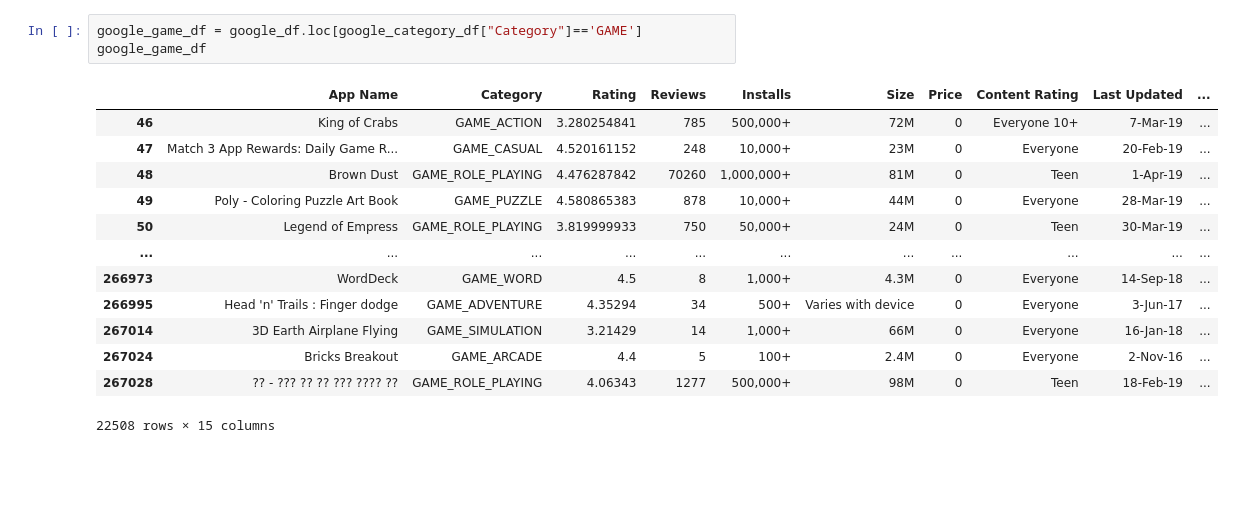
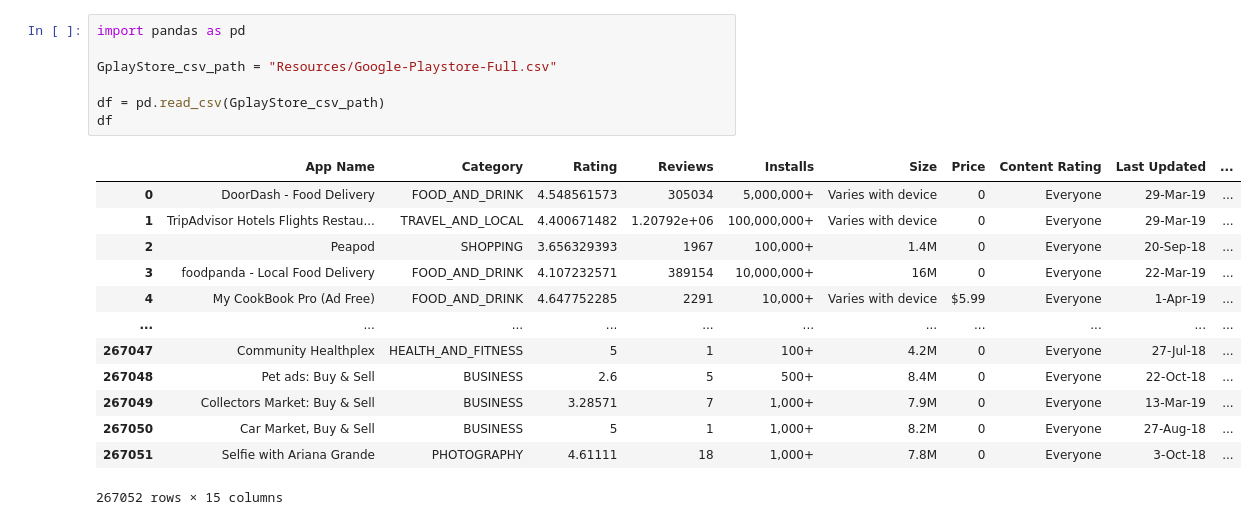
Before and after one commit to britchin/project_one, a Jupyter notebook: project_one.ipynb, the cells around one changed output. Drawn from its saved outputs; the diff is of its cells as text; blank space fills up the shorter version.

```diff
--- a/project_one.ipynb
+++ b/project_one.ipynb
@@ -38,17 +1,21 @@ print (google_category_df)
-# %%
-google_game_df = google_df.loc[google_category_df["Category"]=='GAME']
-google_game_df
-# %% [output]
-|  | App Name | Category | Rating | Reviews | Installs | Size | Price | Content Rating | Last Updated | ... |
-| 46 | King of Crabs | GAME_ACTION | 3.280254841 | 785 | 500,000+ | 72M | 0 | Everyone 10+ | 7-Mar-19 | ... |
-| 47 | Match 3 App Rewards: Daily Game R... | GAME_CASUAL | 4.520161152 | 248 | 10,000+ | 23M | 0 | Everyone | 20-Feb-19 | ... |
-| 48 | Brown Dust | GAME_ROLE_PLAYING | 4.476287842 | 70260 | 1,000,000+ | 81M | 0 | Teen | 1-Apr-19 | ... |
-| 49 | Poly - Coloring Puzzle Art Book | GAME_PUZZLE | 4.580865383 | 878 | 10,000+ | 44M | 0 | Everyone | 28-Mar-19 | ... |
-| 50 | Legend of Empress | GAME_ROLE_PLAYING | 3.819999933 | 750 | 50,000+ | 24M | 0 | Teen | 30-Mar-19 | ... |
-| ... | ... | ... | ... | ... | ... | ... | ... | ... | ... | ... |
-| 266973 | WordDeck | GAME_WORD | 4.5 | 8 | 1,000+ | 4.3M | 0 | Everyone | 14-Sep-18 | ... |
-| 266995 | Head 'n' Trails : Finger dodge | GAME_ADVENTURE | 4.35294 | 34 | 500+ | Varies with device | 0 | Everyone | 3-Jun-17 | ... |
-| 267014 | 3D Earth Airplane Flying | GAME_SIMULATION | 3.21429 | 14 | 1,000+ | 66M | 0 | Everyone | 16-Jan-18 | ... |
-| 267024 | Bricks Breakout | GAME_ARCADE | 4.4 | 5 | 100+ | 2.4M | 0 | Everyone | 2-Nov-16 | ... |
-| 267028 | ?? - ??? ?? ?? ??? ???? ?? | GAME_ROLE_PLAYING | 4.06343 | 1277 | 500,000+ | 98M | 0 | Teen | 18-Feb-19 | ... |
-22508 rows × 15 columns
+# %%
+import pandas as pd
+
+GplayStore_csv_path = "Resources/Google-Playstore-Full.csv"
+
+df = pd.read_csv(GplayStore_csv_path)
+df
+# %% [output]
+|  | App Name | Category | Rating | Reviews | Installs | Size | Price | Content Rating | Last Updated | ... |
+| 0 | DoorDash - Food Delivery | FOOD_AND_DRINK | 4.548561573 | 305034 | 5,000,000+ | Varies with device | 0 | Everyone | 29-Mar-19 | ... |
+| 1 | TripAdvisor Hotels Flights Restau... | TRAVEL_AND_LOCAL | 4.400671482 | 1.20792e+06 | 100,000,000+ | Varies with device | 0 | Everyone | 29-Mar-19 | ... |
+| 2 | Peapod | SHOPPING | 3.656329393 | 1967 | 100,000+ | 1.4M | 0 | Everyone | 20-Sep-18 | ... |
+| 3 | foodpanda - Local Food Delivery | FOOD_AND_DRINK | 4.107232571 | 389154 | 10,000,000+ | 16M | 0 | Everyone | 22-Mar-19 | ... |
+| 4 | My CookBook Pro (Ad Free) | FOOD_AND_DRINK | 4.647752285 | 2291 | 10,000+ | Varies with device | $5.99 | Everyone | 1-Apr-19 | ... |
+| ... | ... | ... | ... | ... | ... | ... | ... | ... | ... | ... |
+| 267047 | Community Healthplex | HEALTH_AND_FITNESS | 5 | 1 | 100+ | 4.2M | 0 | Everyone | 27-Jul-18 | ... |
+| 267048 | Pet ads: Buy & Sell | BUSINESS | 2.6 | 5 | 500+ | 8.4M | 0 | Everyone | 22-Oct-18 | ... |
+| 267049 | Collectors Market: Buy & Sell | BUSINESS | 3.28571 | 7 | 1,000+ | 7.9M | 0 | Everyone | 13-Mar-19 | ... |
+| 267050 | Car Market, Buy & Sell | BUSINESS | 5 | 1 | 1,000+ | 8.2M | 0 | Everyone | 27-Aug-18 | ... |
+| 267051 | Selfie with Ariana Grande | PHOTOGRAPHY | 4.61111 | 18 | 1,000+ | 7.8M | 0 | Everyone | 3-Oct-18 | ... |
+267052 rows × 15 columns
```
Also changed, not shown: parts of 19 cells of this notebook.
